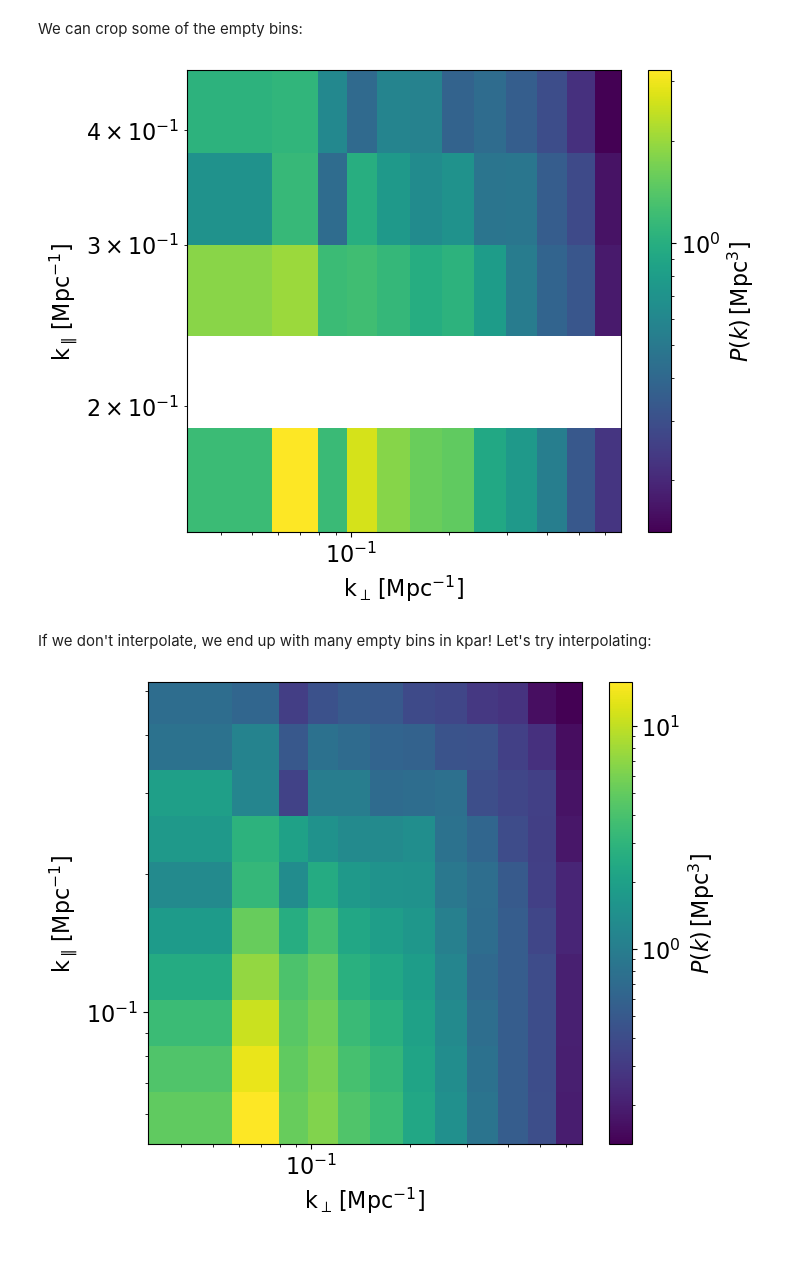
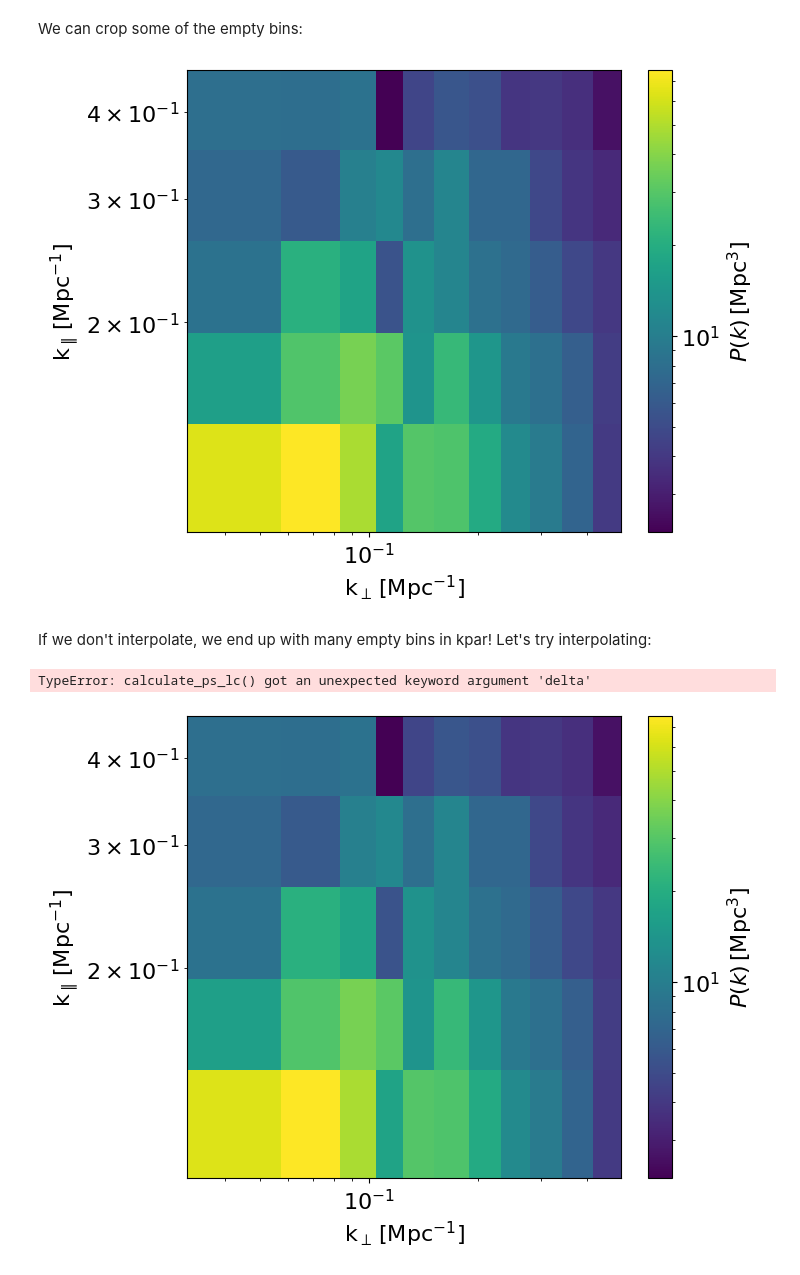
Before and after one commit to 21cmfast/tuesday, a Jupyter notebook: docs/tutorials/computing_and_plotting_power_spectra.ipynb, the cells around one changed output. Saved outputs shown, nothing was run; the diff lists cells and outputs as text; code cells hidden in the pictures.

```diff
--- a/docs/tutorials/computing_and_plotting_power_spectra.ipynb
+++ b/docs/tutorials/computing_and_plotting_power_spectra.ipynb
@@ -83,15 +120,15 @@ We start by making a test lightcone by stitching a few coeval boxes from above:
 # %%
-lc = delta_x
-rng = np.random.default_rng()
-for _ in range(60):
-    delta_x = pb.PowerBox(
+lc = np.zeros((32, 32, 32 * 10))
+rng = np.random.default_rng(42)
+
+for i in range(10):
+    lc[:, :, i * 32 : (i + 1) * 32] = pb.PowerBox(
         N=32,  # Number of grid-points in the box
-        dim=3,  # 2D box
-        pk=lambda k: 0.1 * k**-2.0,  # The power-spectrum
+        dim=3,  # 3D box
+        pk=lambda k: (i + 1) * 0.1 * k**-2.0,  # noqa: B023
         boxlength=200.0,  # Size of the box (sets the units of k in pk)
         seed=rng.integers(
             0, 10000, 1
         ),  # Set a seed to ensure the box looks the same every time (optional)
     ).delta_x()
-    lc = np.concatenate((lc, delta_x), axis=-1)
 # %% [markdown]
@@ -101,11 +151,14 @@ lc_redshifts = np.linspace(6, 35, lc.shape[-1])
 # %%
-ps = calculate_ps_lc(
+# We compute the power spectrum at the central redshift of each mock "ceoval"
+# that we stitched together.
+ps_redshifts = lc_redshifts[16::32]
+ps1d, ps2d = tuesday.core.calculate_ps_lc(
     lc * un.dimensionless_unscaled,
     box_length=200.0 * un.Mpc,
     lc_redshifts=lc_redshifts,
-    ps_redshifts=[6, 7, 8, 35],
+    ps_redshifts=ps_redshifts,
     calc_2d=True,
     calc_1d=True,
-    delta=None,
+    deltasq=False,
 )
 # %% [markdown]
@@ -197,34 +245,36 @@ ps = calculate_ps_lc(
     ),
 )
 # %%
-ax = plot_power_spectrum(
-    ps["ps_2d"][key],
+ax = tuesday.core.plot_power_spectrum(
+    ps2d[-1],
     logx=True,
     logy=True,
     logc=True,
 )
 # %% [output]
-[figure, old version]
+[figure, new version]
 # %% [markdown]
 If we don't interpolate, we end up with many empty bins in kpar!
 Let's try interpolating:
 # %%
-ps = calculate_ps_lc(
+ps1d, ps2d = tuesday.core.calculate_ps_lc(
     lc * un.dimensionless_unscaled,
     box_length=200.0 * un.Mpc,
     lc_redshifts=lc_redshifts,
-    ps_redshifts=[6, 7, 8, 35],
+    ps_redshifts=ps_redshifts,
     calc_2d=True,
     calc_1d=True,
     delta=None,
-    transform_ps2d=bin_kpar(bins_kpar=10, log_kpar=True, interp_kpar=True),
+    transform_ps2d=tuesday.core.bin_kpar(bins_kpar=10, log_kpar=True, interp_kpar=True),
 )
+# %% [output]
+TypeError: calculate_ps_lc() got an unexpected keyword argument 'delta'
 # %%
-ax = plot_power_spectrum(
-    ps["ps_2d"][key],
+ax = tuesday.core.plot_power_spectrum(
+    ps2d[-1],
     logx=True,
     logy=True,
     logc=True,
 )
 # %% [output]
-[figure, old version]
+[figure, new version]
```
Also changed, not shown: parts of 36 cells of this notebook, 8 other files.
